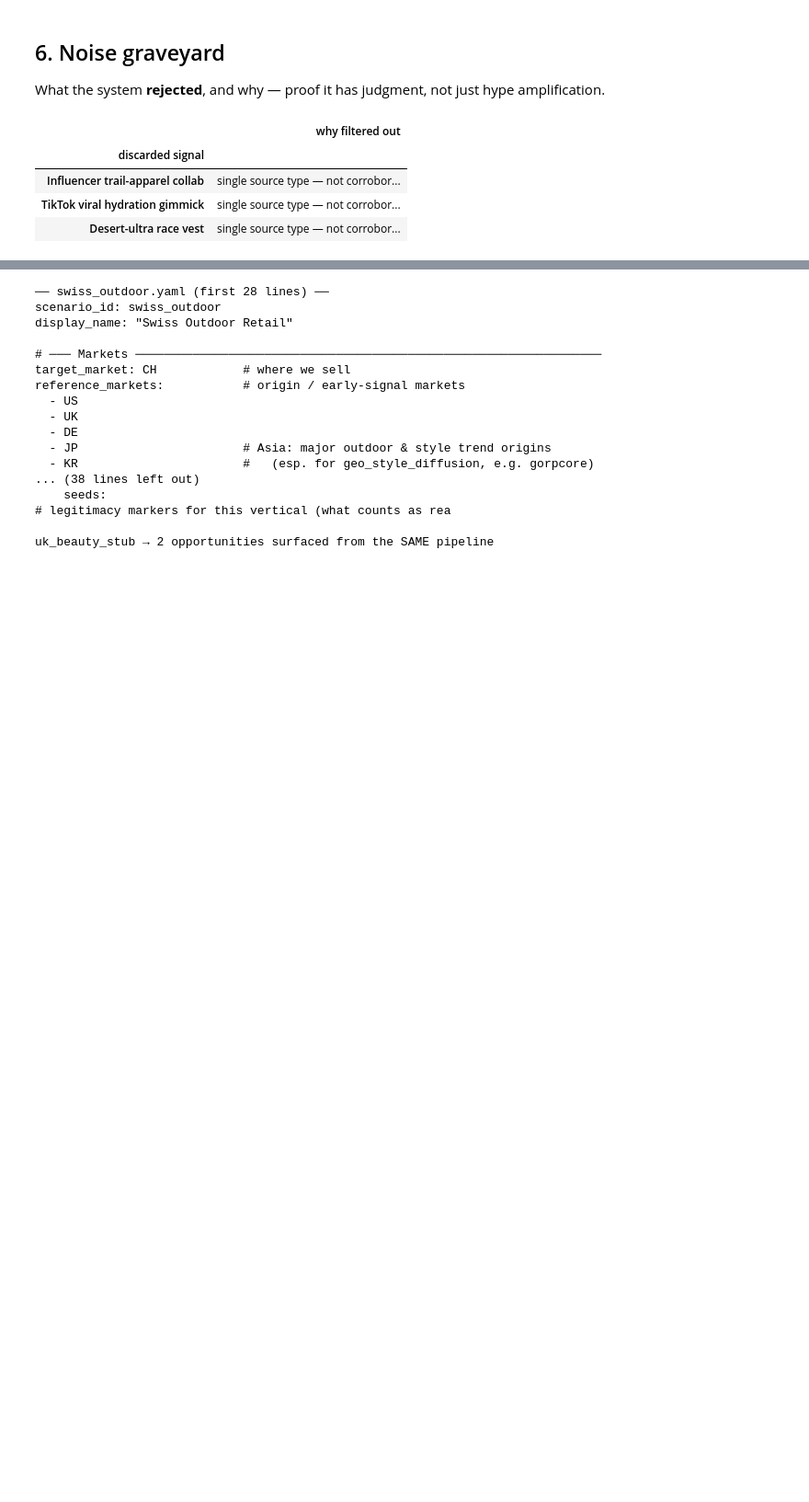
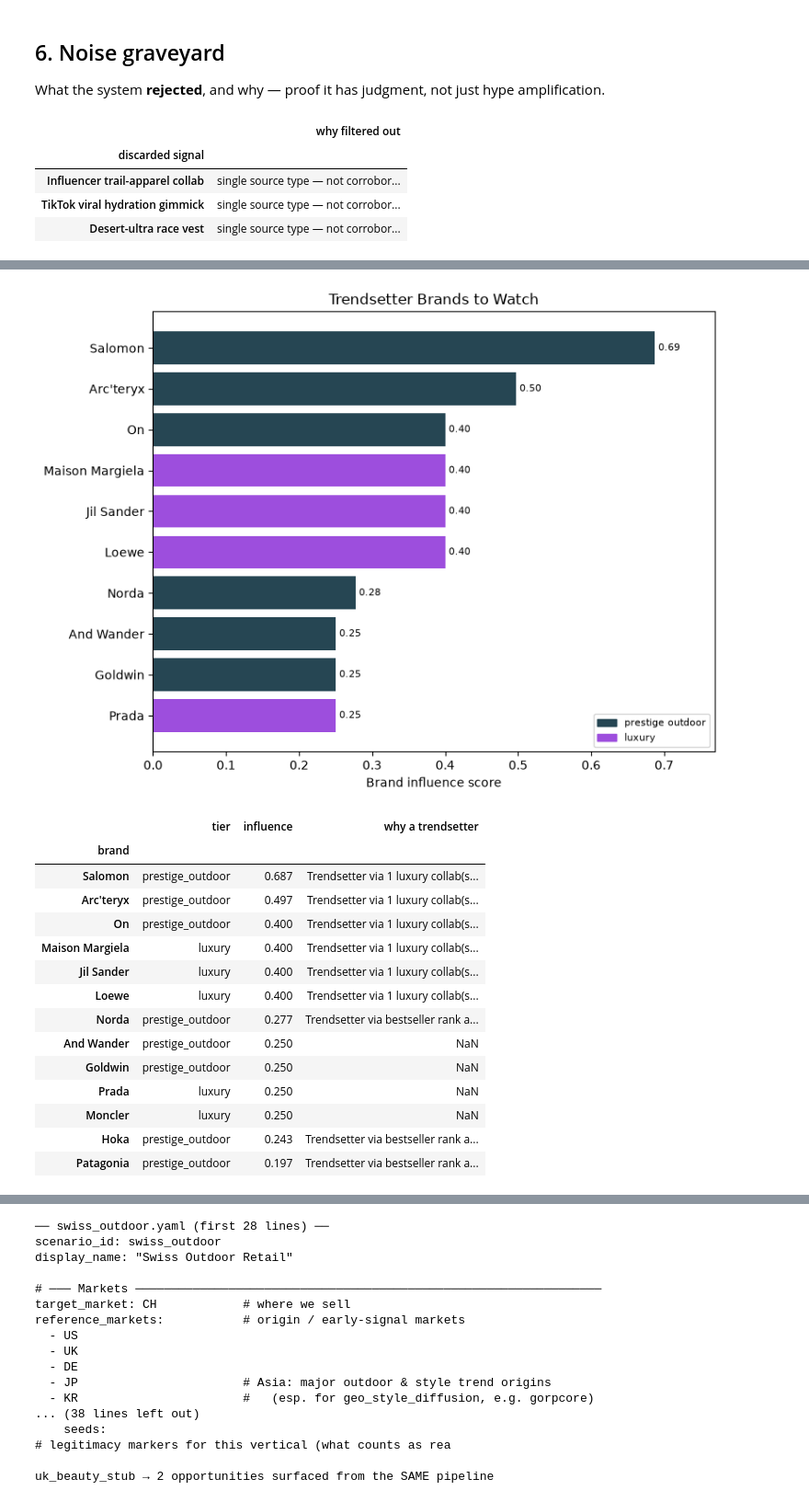
Before and after one commit to katya-panchenko/em-dash, a Jupyter notebook: notebooks/dashboard.ipynb, the cells around one changed output, grey strips where cells are left out. Shown at 92% size. Saved outputs shown, nothing was run; the diff lists cells and outputs as text; code cells hidden in the pictures; blank space fills up the shorter version.

```diff
--- a/notebooks/dashboard.ipynb
+++ b/notebooks/dashboard.ipynb
@@ -102 +126,22 @@ display(report.graveyard_table(opps))
+# %%
+brands = report.load_brands(SCENARIO)
+report.plot_trendsetters(brands); plt.show()
+display(report.trendsetter_table(brands))
+# %% [output]
+[figure, added]
+|  | tier | influence | why a trendsetter |
+| brand |  |  |  |
+| Salomon | prestige_outdoor | 0.687 | Trendsetter via 1 luxury collab(s... |
+| Arc'teryx | prestige_outdoor | 0.497 | Trendsetter via 1 luxury collab(s... |
+| On | prestige_outdoor | 0.400 | Trendsetter via 1 luxury collab(s... |
+| Maison Margiela | luxury | 0.400 | Trendsetter via 1 luxury collab(s... |
+| Jil Sander | luxury | 0.400 | Trendsetter via 1 luxury collab(s... |
+| Loewe | luxury | 0.400 | Trendsetter via 1 luxury collab(s... |
+| Norda | prestige_outdoor | 0.277 | Trendsetter via bestseller rank a... |
+| And Wander | prestige_outdoor | 0.250 | NaN |
+| Goldwin | prestige_outdoor | 0.250 | NaN |
+| Prada | luxury | 0.250 | NaN |
+| Moncler | luxury | 0.250 | NaN |
+| Hoka | prestige_outdoor | 0.243 | Trendsetter via bestseller rank a... |
+| Patagonia | prestige_outdoor | 0.197 | Trendsetter via bestseller rank a... |
 # %% [markdown]
```
Also changed, not shown: parts of 12 cells of this notebook, 34 other files.
